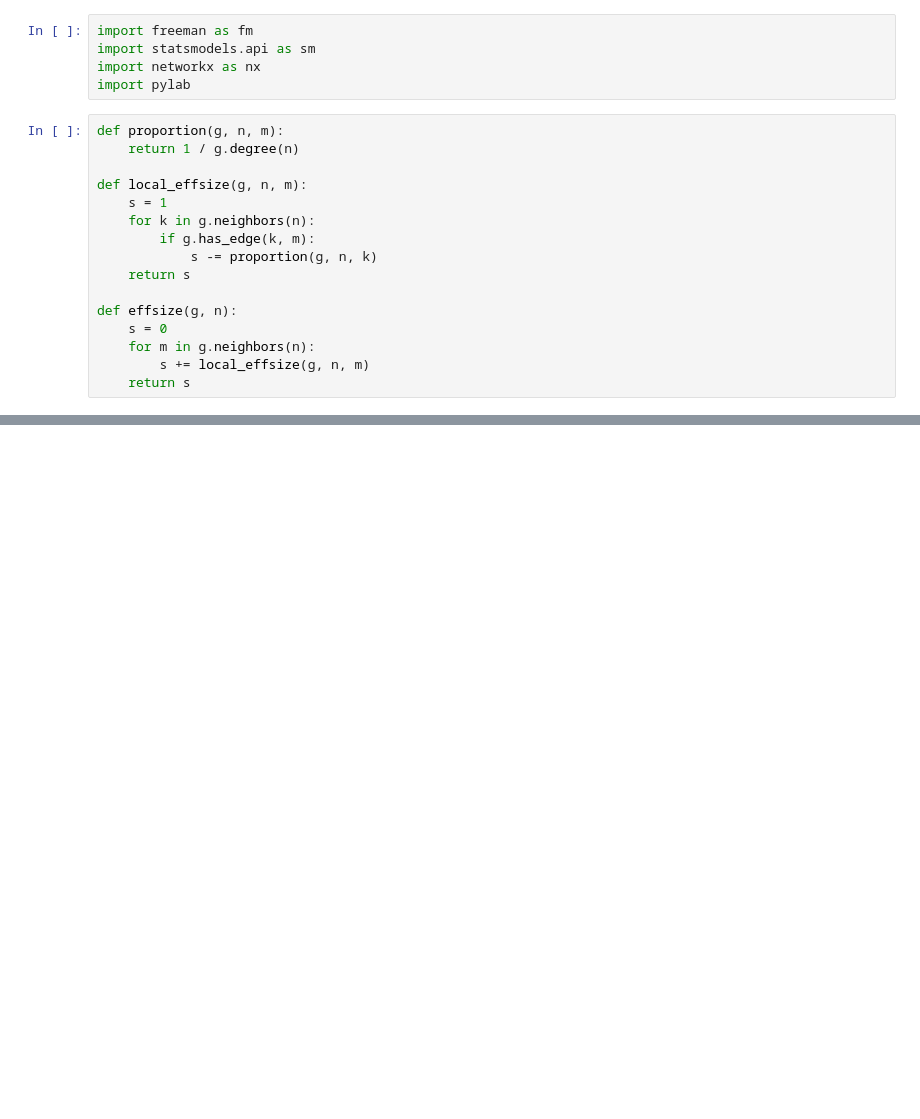
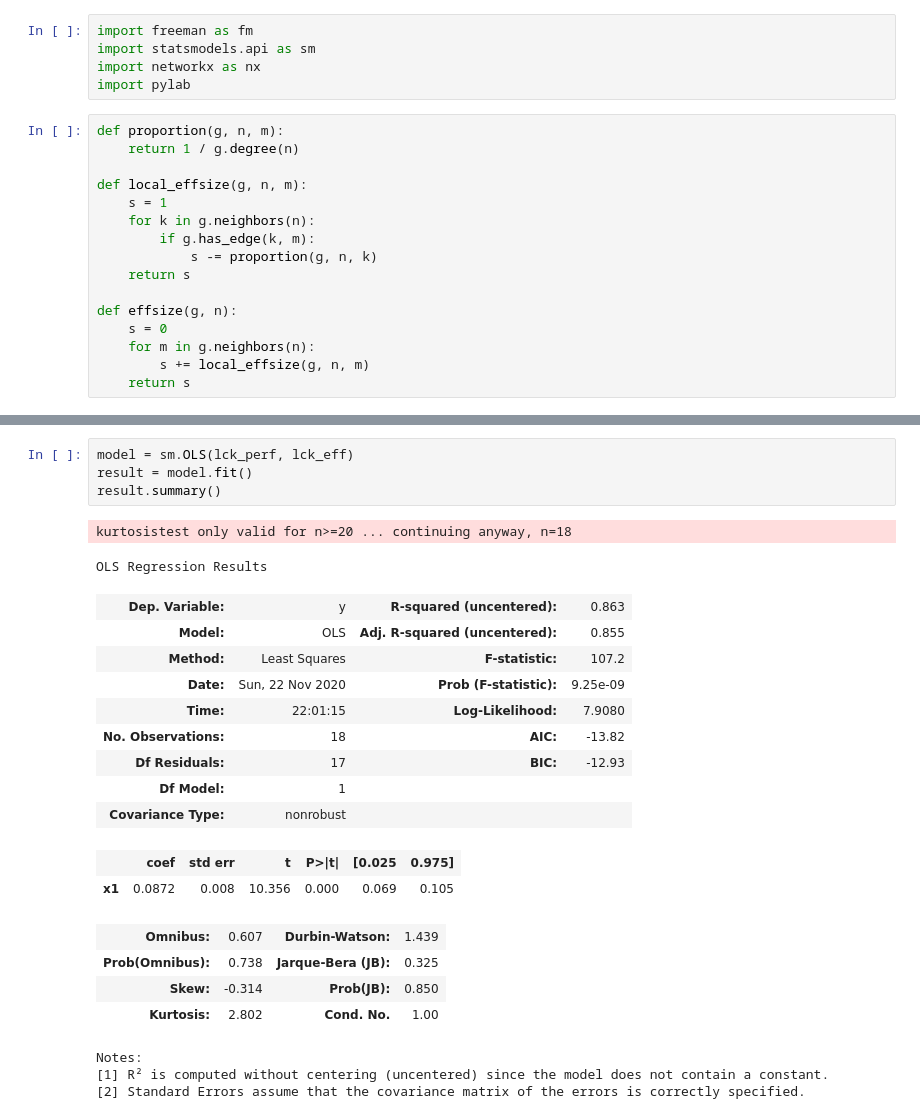
Before and after one commit to chends888/ProjRedes2020_2, a Jupyter notebook: Projeto_Redes.ipynb, the cells around one changed output, grey strips where cells are left out. Cells and saved outputs as stored; diff of their text form; blank space fills up the shorter version.

Commit message:
LCK network and regression

```diff
--- a/Projeto_Redes.ipynb
+++ b/Projeto_Redes.ipynb
@@ -72,0 +100,25 @@ Notes:
+# %%
+model = sm.OLS(lck_perf, lck_eff)
+result = model.fit()
+result.summary()
+# %% [output]
+kurtosistest only valid for n>=20 ... continuing anyway, n=18
+OLS Regression Results
+| Dep. Variable: | y | R-squared (uncentered): | 0.863 |
+| Model: | OLS | Adj. R-squared (uncentered): | 0.855 |
+| Method: | Least Squares | F-statistic: | 107.2 |
+| Date: | Sun, 22 Nov 2020 | Prob (F-statistic): | 9.25e-09 |
+| Time: | 22:01:15 | Log-Likelihood: | 7.9080 |
+| No. Observations: | 18 | AIC: | -13.82 |
+| Df Residuals: | 17 | BIC: | -12.93 |
+| Df Model: | 1 |  |  |
+| Covariance Type: | nonrobust |  |  |
+|  | coef | std err | t | P>|t| | [0.025 | 0.975] |
+| x1 | 0.0872 | 0.008 | 10.356 | 0.000 | 0.069 | 0.105 |
+| Omnibus: | 0.607 | Durbin-Watson: | 1.439 |
+| Prob(Omnibus): | 0.738 | Jarque-Bera (JB): | 0.325 |
+| Skew: | -0.314 | Prob(JB): | 0.850 |
+| Kurtosis: | 2.802 | Cond. No. | 1.00 |
+Notes:
+[1] R² is computed without centering (uncentered) since the model does not contain a constant.
+[2] Standard Errors assume that the covariance matrix of the errors is correctly specified.
```
Also changed, not shown: parts of 8 cells of this notebook, 4 other files.
